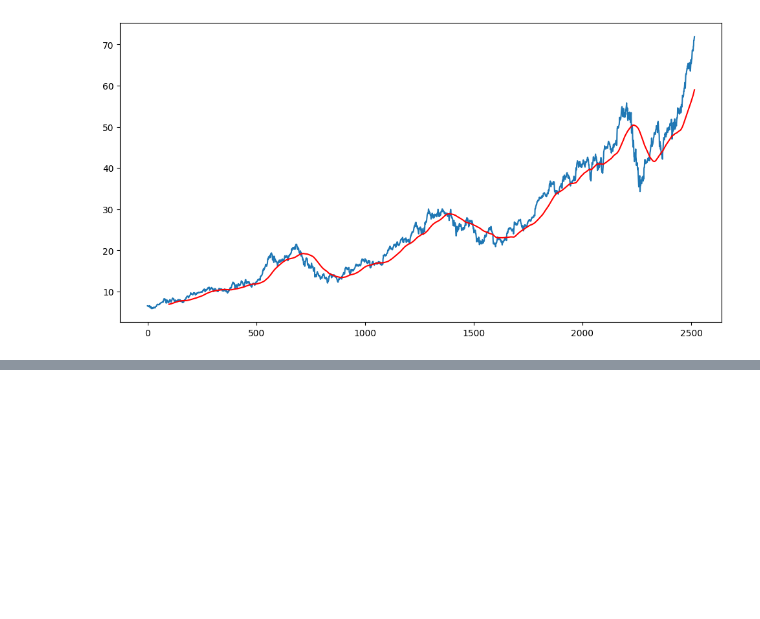
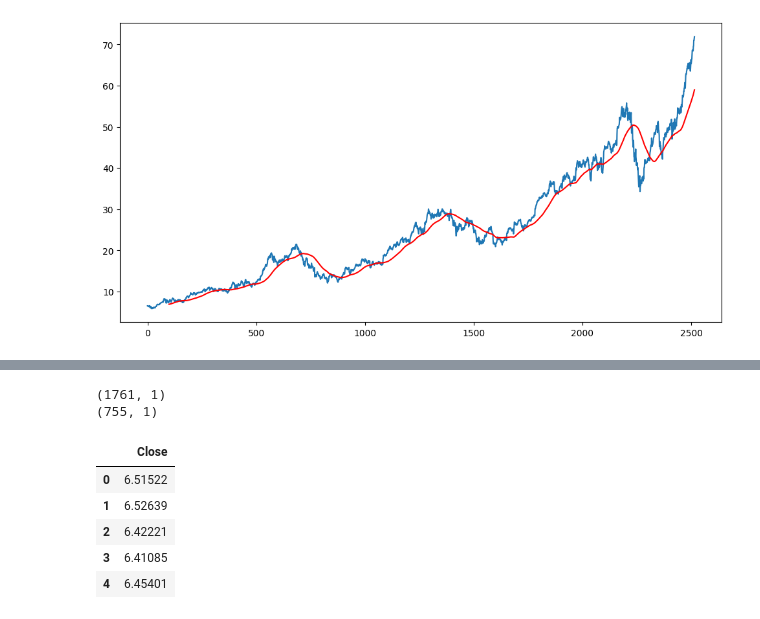
Before and after one commit to kai-ion/Stock-Prediction-WebApp, a Jupyter notebook: LSTM Model.ipynb, the cells around one changed output, grey strips where cells are left out. Saved outputs shown, nothing was run; the diff lists cells and outputs as text; code cells hidden in the pictures; blank space fills up the shorter version.

```diff
--- a/LSTM Model.ipynb
+++ b/LSTM Model.ipynb
@@ -93,0 +127,20 @@ plt.plot(ma100, 'r')
+# %%
+#split the data into Training and Testing
+#train 70% of the data, and test the rest
+data_training = pd.DataFrame(df['Close'][0 : int(len(df) * 0.70)])
+data_testing = pd.DataFrame(df['Close'][int(len(df) * 0.70) : int(len(df))])
+
+print(data_training.shape)
+print(data_testing.shape)
+# %% [output]
+(1761, 1)
+(755, 1)
+# %%
+data_training.head()
+# %% [output]
+|  | Close |
+| 0 | 6.51522 |
+| 1 | 6.52639 |
+| 2 | 6.42221 |
+| 3 | 6.41085 |
+| 4 | 6.45401 |
```
Also changed, not shown: parts of 9 cells of this notebook, 1 other file.
